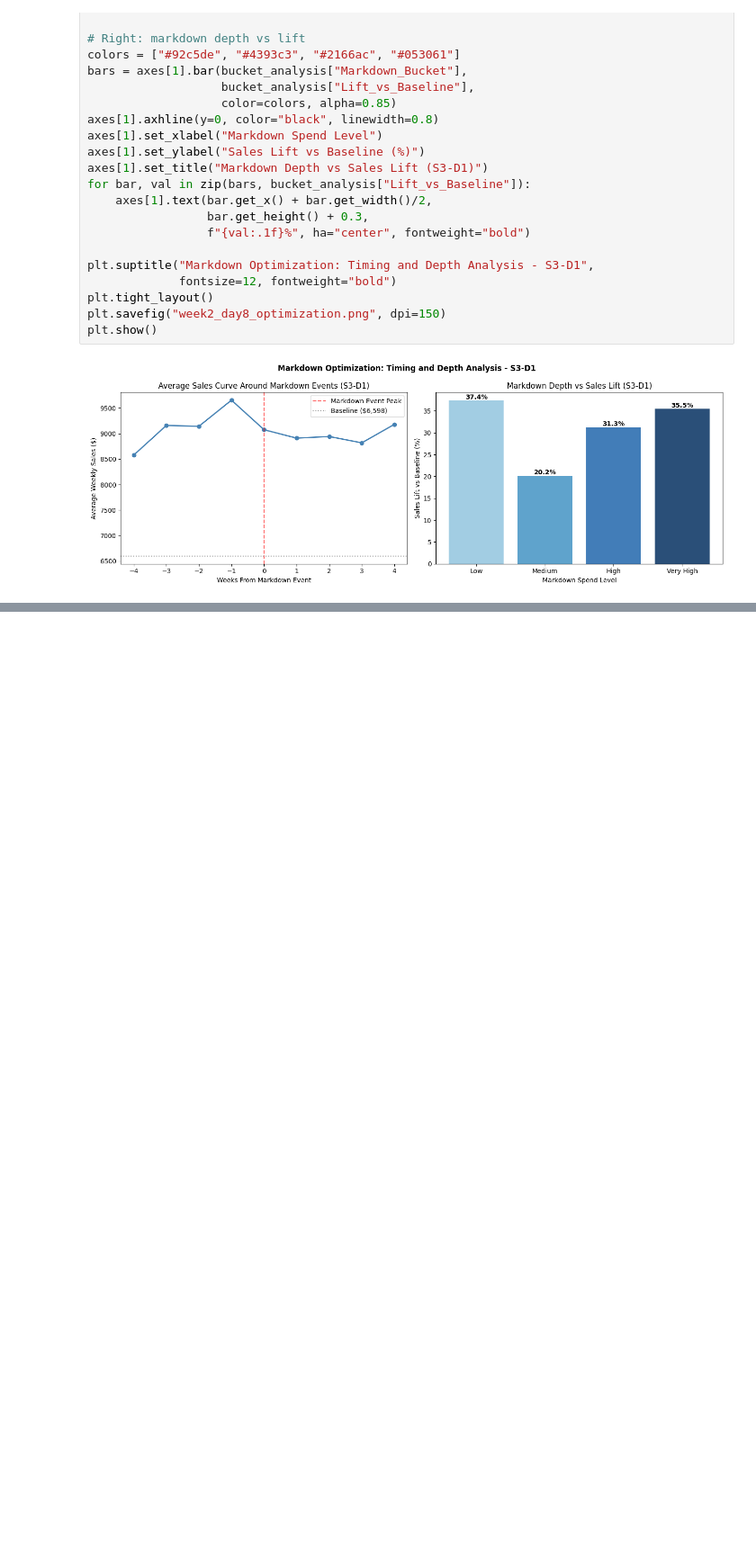
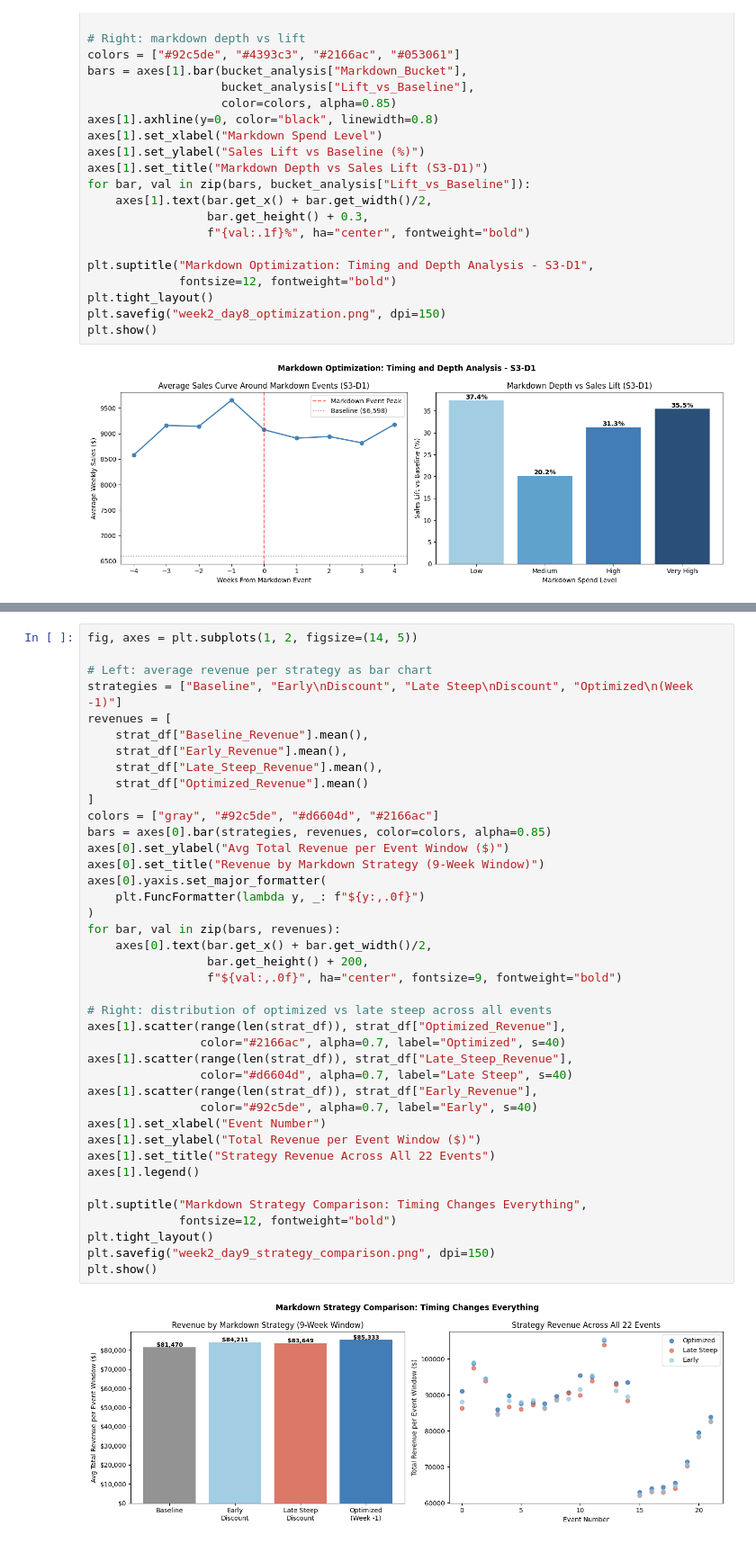
Before and after one commit to Snjkmr162/The_Pricing_Analytics_Toolkit, a Jupyter notebook: notebooks/week2_markdown/Week2_Markdown_Optimization.ipynb, the cells around one changed output, grey strips where cells are left out. Shown at 90% size. Drawn from its saved outputs; the diff is of its cells as text; blank space fills up the shorter version.

```diff
--- a/notebooks/week2_markdown/Week2_Markdown_Optimization.ipynb
+++ b/notebooks/week2_markdown/Week2_Markdown_Optimization.ipynb
@@ -375,0 +471,42 @@ plt.show()
+# %%
+fig, axes = plt.subplots(1, 2, figsize=(14, 5))
+
+# Left: average revenue per strategy as bar chart
+strategies = ["Baseline", "Early\nDiscount", "Late Steep\nDiscount", "Optimized\n(Week -1)"]
+revenues = [
+    strat_df["Baseline_Revenue"].mean(),
+    strat_df["Early_Revenue"].mean(),
+    strat_df["Late_Steep_Revenue"].mean(),
+    strat_df["Optimized_Revenue"].mean()
+]
+colors = ["gray", "#92c5de", "#d6604d", "#2166ac"]
+bars = axes[0].bar(strategies, revenues, color=colors, alpha=0.85)
+axes[0].set_ylabel("Avg Total Revenue per Event Window ($)")
+axes[0].set_title("Revenue by Markdown Strategy (9-Week Window)")
+axes[0].yaxis.set_major_formatter(
+    plt.FuncFormatter(lambda y, _: f"${y:,.0f}")
+)
+for bar, val in zip(bars, revenues):
+    axes[0].text(bar.get_x() + bar.get_width()/2,
+                 bar.get_height() + 200,
+                 f"${val:,.0f}", ha="center", fontsize=9, fontweight="bold")
+
+# Right: distribution of optimized vs late steep across all events
+axes[1].scatter(range(len(strat_df)), strat_df["Optimized_Revenue"],
+                color="#2166ac", alpha=0.7, label="Optimized", s=40)
+axes[1].scatter(range(len(strat_df)), strat_df["Late_Steep_Revenue"],
+                color="#d6604d", alpha=0.7, label="Late Steep", s=40)
+axes[1].scatter(range(len(strat_df)), strat_df["Early_Revenue"],
+                color="#92c5de", alpha=0.7, label="Early", s=40)
+axes[1].set_xlabel("Event Number")
+axes[1].set_ylabel("Total Revenue per Event Window ($)")
+axes[1].set_title("Strategy Revenue Across All 22 Events")
+axes[1].legend()
+
+plt.suptitle("Markdown Strategy Comparison: Timing Changes Everything",
+             fontsize=12, fontweight="bold")
+plt.tight_layout()
+plt.savefig("week2_day9_strategy_comparison.png", dpi=150)
+plt.show()
+# %% [output]
+[figure, added]
```
Also changed, not shown: parts of 4 cells of this notebook.
